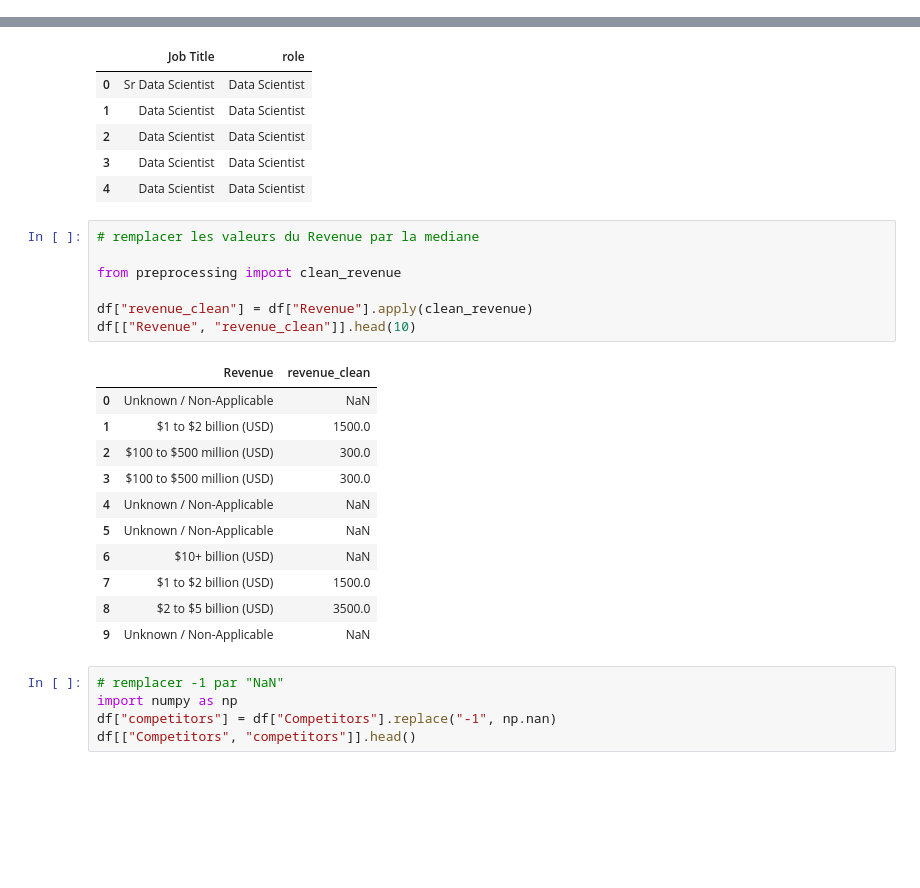
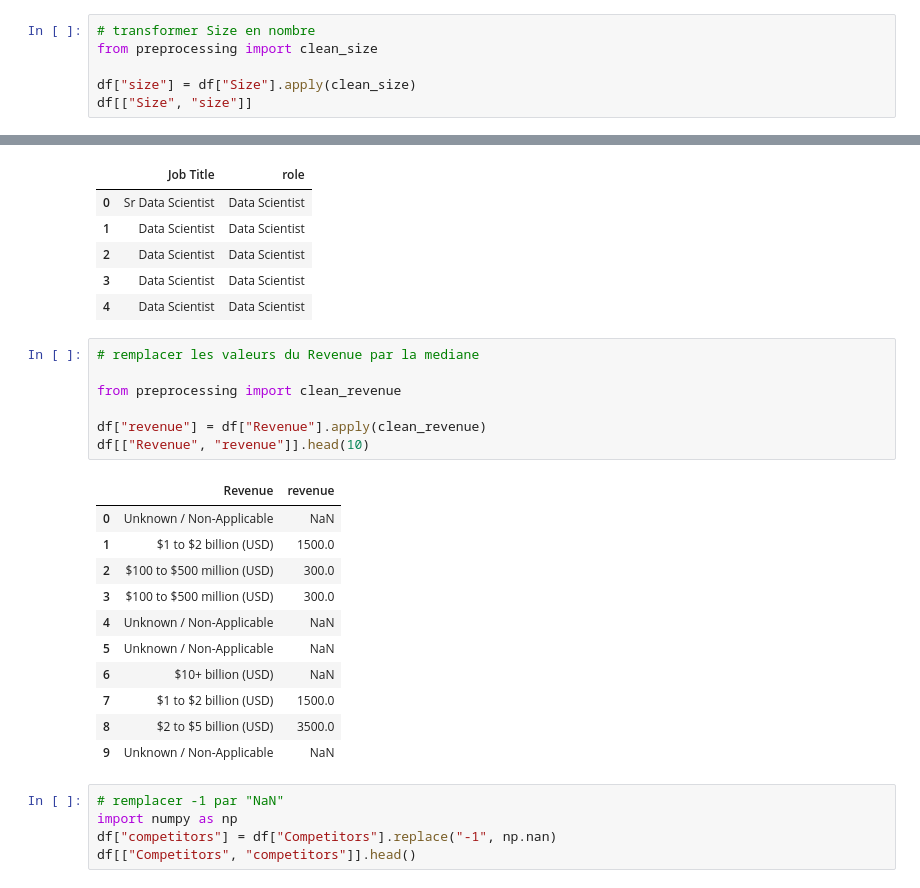
Before and after one commit to elhidarinouhayla/HR-Pulse, a Jupyter notebook: backend/ml/eda.ipynb, the cells around one changed output, grey strips where cells are left out. Saved outputs shown, nothing was run; the diff lists cells and outputs as text; blank space fills up the shorter version.

```diff
--- a/backend/ml/eda.ipynb
+++ b/backend/ml/eda.ipynb
@@ -209,3 +209,9 @@ MA     60
 NY     49
 MD     39
 Name: count, dtype: int64
+# %%
+# transformer Size en nombre
+from preprocessing import clean_size
+
+df["size"] = df["Size"].apply(clean_size)
+df[["Size", "size"]]
@@ -242,12 +262,12 @@ df[['Job Title', 'role']].head()
 # %%
 # remplacer les valeurs du Revenue par la mediane
 
 from preprocessing import clean_revenue
 
-df["revenue_clean"] = df["Revenue"].apply(clean_revenue)
-df[["Revenue", "revenue_clean"]].head(10)
+df["revenue"] = df["Revenue"].apply(clean_revenue)
+df[["Revenue", "revenue"]].head(10)
 # %% [output]
-|  | Revenue | revenue_clean |
+|  | Revenue | revenue |
 | 0 | Unknown / Non-Applicable | NaN |
 | 1 | $1 to $2 billion (USD) | 1500.0 |
 | 2 | $100 to $500 million (USD) | 300.0 |
```
Also changed, not shown: parts of 7 cells of this notebook.
